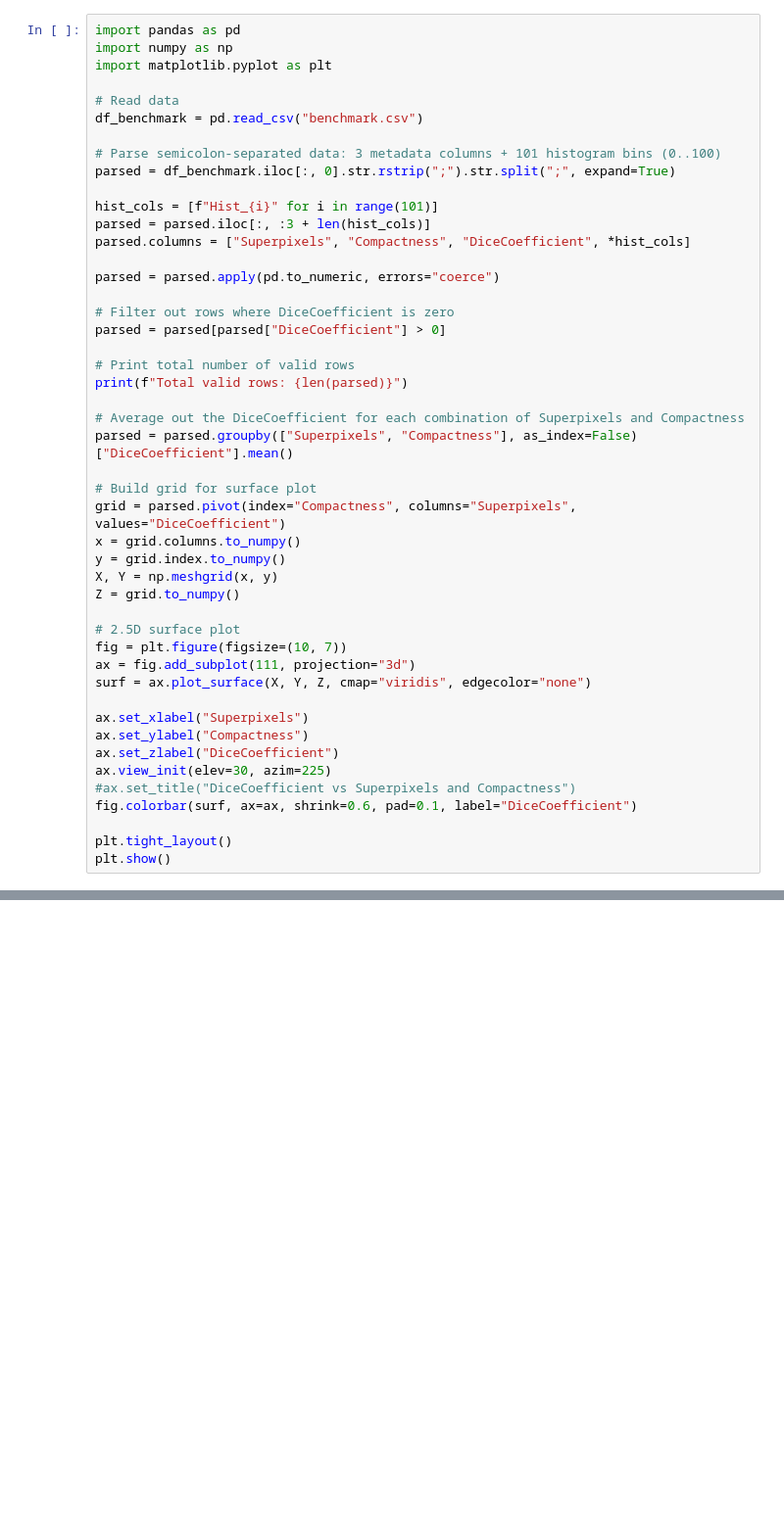
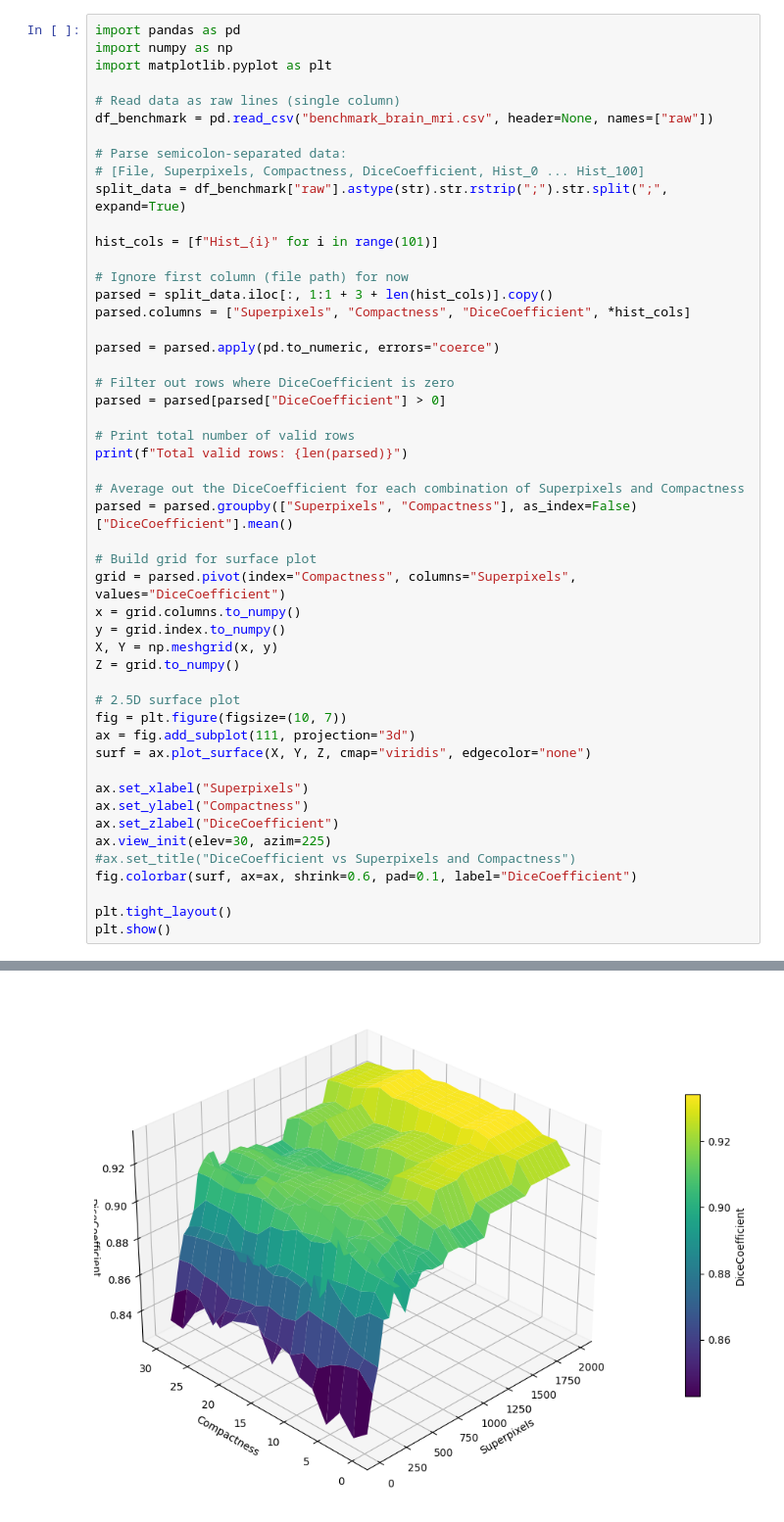
Before and after one commit to segtile/segtile, a Jupyter notebook: benchmark.ipynb, the cells around one changed output, grey strips where cells are left out. Shown at 98% size. Cells and saved outputs as stored; diff of their text form; blank space fills up the shorter version.

```diff
--- a/benchmark.ipynb
+++ b/benchmark.ipynb
@@ -3,14 +3,17 @@ import pandas as pd
 import numpy as np
 import matplotlib.pyplot as plt
 
-# Read data
-df_benchmark = pd.read_csv("benchmark.csv")
+# Read data as raw lines (single column)
+df_benchmark = pd.read_csv("benchmark_brain_mri.csv", header=None, names=["raw"])
 
-# Parse semicolon-separated data: 3 metadata columns + 101 histogram bins (0..100)
-parsed = df_benchmark.iloc[:, 0].str.rstrip(";").str.split(";", expand=True)
+# Parse semicolon-separated data:
+# [File, Superpixels, Compactness, DiceCoefficient, Hist_0 ... Hist_100]
+split_data = df_benchmark["raw"].astype(str).str.rstrip(";").str.split(";", expand=True)
 
 hist_cols = [f"Hist_{i}" for i in range(101)]
-parsed = parsed.iloc[:, :3 + len(hist_cols)]
+
+# Ignore first column (file path) for now
+parsed = split_data.iloc[:, 1:1 + 3 + len(hist_cols)].copy()
 parsed.columns = ["Superpixels", "Compactness", "DiceCoefficient", *hist_cols]
 
 parsed = parsed.apply(pd.to_numeric, errors="coerce")
@@ -45,3 +48,4 @@ fig.colorbar(surf, ax=ax, shrink=0.6, pad=0.1, label="DiceCoefficient")
 
 plt.tight_layout()
 plt.show()
+# %% [output]
@@ -48,3 +53,4 @@ plt.show()
+[figure, added]
 # %%
 # Average DiceCoefficient over compactness for each superpixel count
 mean_by_superpixels = grid.mean(axis=0)
```
Also changed, not shown: parts of 5 cells of this notebook, 4 other files.
